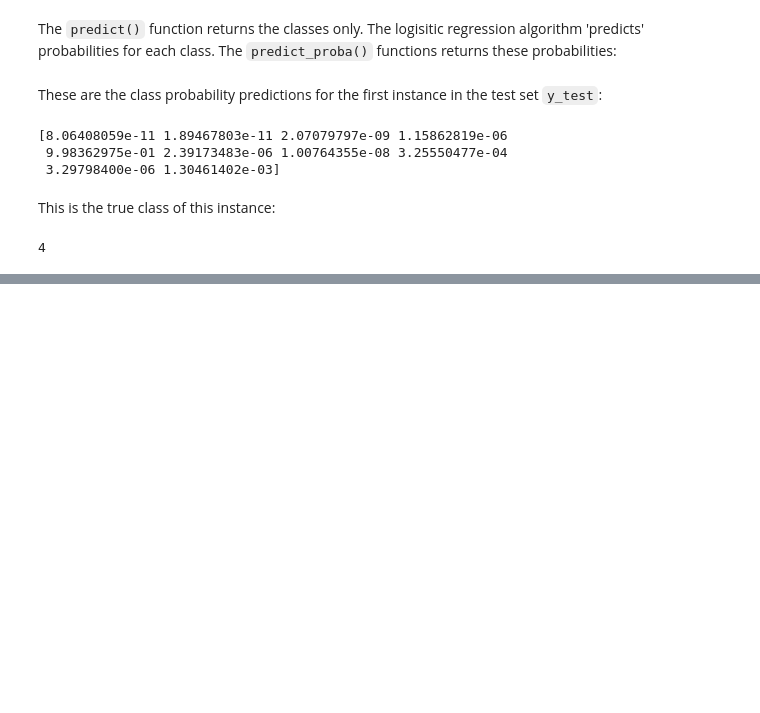
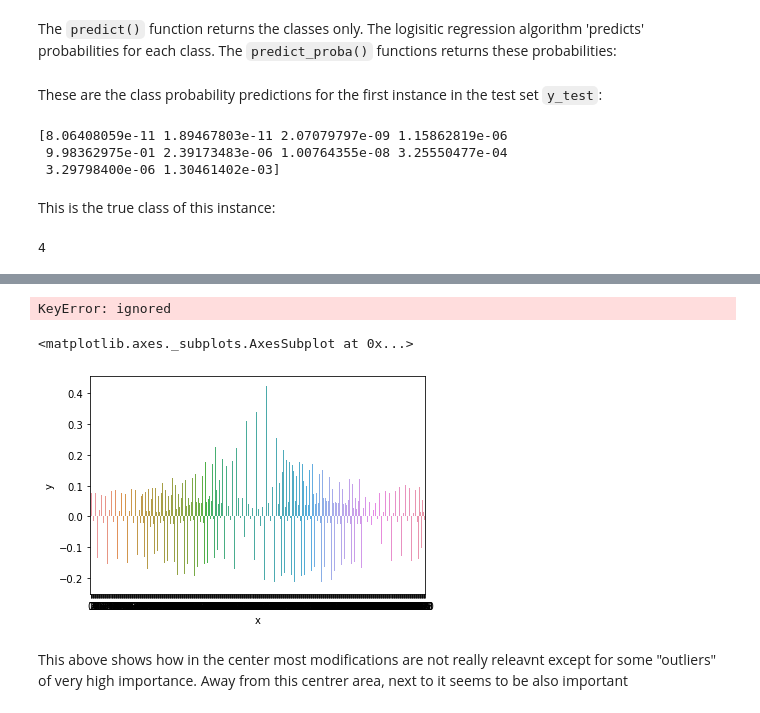
Before and after one commit to JavBurgoa/Machine-Learning-Course-2days, a Jupyter notebook: mnist_JavierNotes.ipynb, the cells around one changed output, grey strips where cells are left out. Drawn from its saved outputs; the diff is of its cells as text; code cells hidden in the pictures; blank space fills up the shorter version.

```diff
--- a/mnist_JavierNotes.ipynb
+++ b/mnist_JavierNotes.ipynb
@@ -433,0 +438,6 @@ print(y_test[1])
+# %%
+import pandas as pd
+test = pd.read_csv("/data_test.csv")
+X_train = pd.read_csv("/data_train.csv")
+
+y_train = X_train.pop("Label")
@@ -433,0 +470,23 @@ print(y_test[1])
+# %%
+from sklearn.ensemble import RandomForestClassifier
+from sklearn.linear_model import LogisticRegression
+from sklearn.preprocessing import MinMaxScaler
+
+gene_ids = X_train.pop("GeneId")
+X_train_norm = MinMaxScaler().fit_transform(X_train)
+X_train_norm = pd.DataFrame(X_train_norm, columns = X_train.columns)
+# %% [output]
+KeyError: ignored
+# %%
+#model = RandomForestClassifier(n_estimators=1000)
+model = LogisticRegression(C=0.01, max_iter = 1000)
+model = model.fit(X_train_norm, y_train)
+# %%
+coeffs = pd.DataFrame({"x": range(0, len(model.coef[0])), "y":model.coef_[0]})
+coeffs[["x"]] = coeffs[["x"]].astype("str")
+seaborn.barplot(data = coeffs, x = "x", y = "y")
+# %% [output]
+<matplotlib.axes._subplots.AxesSubplot at 0x...>
+[figure, added]
+# %% [markdown]
+This above shows how in the center most modifications are not really releavnt except for some "outliers" of very high importance. Away from this centrer area, next to it seems to be also important
```
Also changed, not shown: parts of 10 cells of this notebook.
